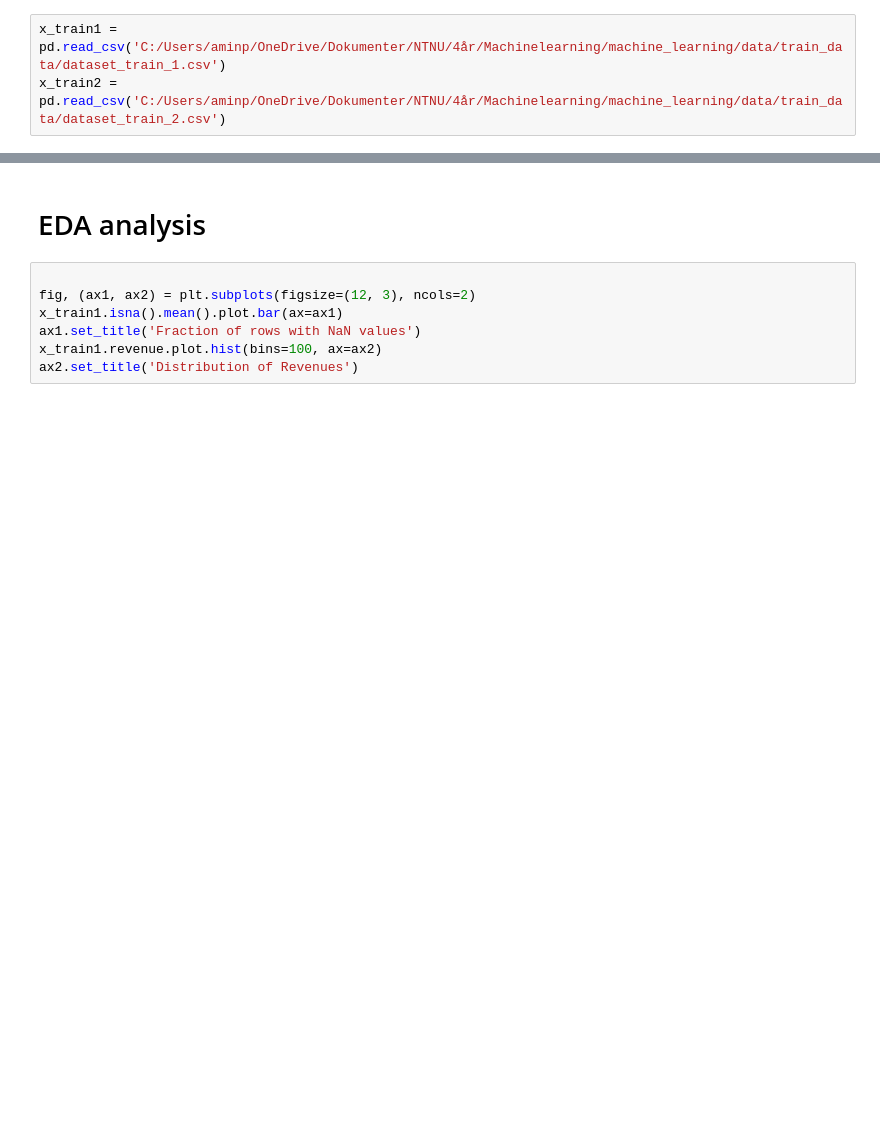
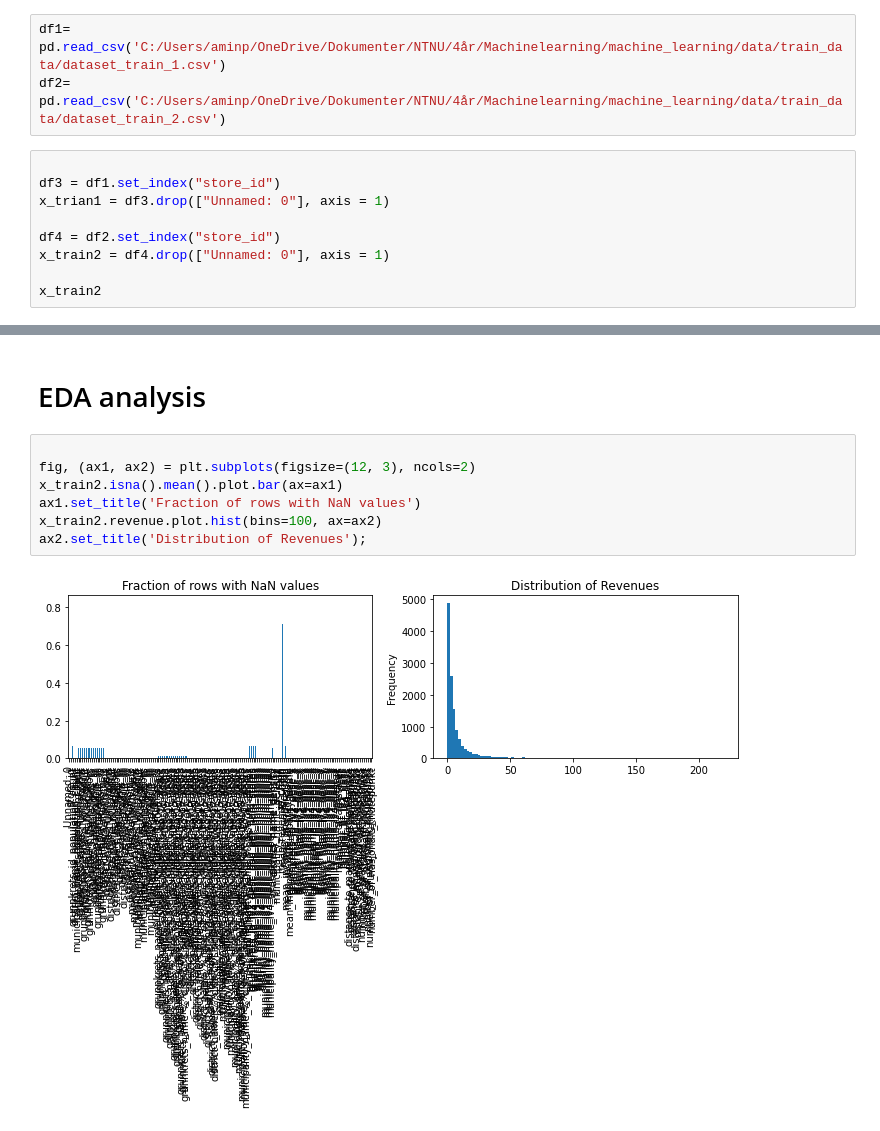
Before and after one commit to SimenQ/machine_learning, a Jupyter notebook: notebooks/Arash/ML_model.ipynb, the cells around one changed output, grey strips where cells are left out. Cells and saved outputs as stored; diff of their text form; blank space fills up the shorter version.

```diff
--- a/notebooks/Arash/ML_model.ipynb
+++ b/notebooks/Arash/ML_model.ipynb
@@ -37,5 +37,14 @@ def rmsle(y_true, y_pred):
     y_pred_log1p = np.log1p(y_pred)  # log(1 + y_pred)
     return np.sqrt(np.mean(np.square(y_pred_log1p - y_true_log1p)))
 # %%
-x_train1 = pd.read_csv('C:/Users/aminp/OneDrive/Dokumenter/NTNU/4år/Machinelearning/machine_learning/data/train_data/dataset_train_1.csv')
-x_train2 = pd.read_csv('C:/Users/aminp/OneDrive/Dokumenter/NTNU/4år/Machinelearning/machine_learning/data/train_data/dataset_train_2.csv')
+df1= pd.read_csv('C:/Users/aminp/OneDrive/Dokumenter/NTNU/4år/Machinelearning/machine_learning/data/train_data/dataset_train_1.csv')
+df2= pd.read_csv('C:/Users/aminp/OneDrive/Dokumenter/NTNU/4år/Machinelearning/machine_learning/data/train_data/dataset_train_2.csv')
+# %%
+
+df3 = df1.set_index("store_id")
+x_trian1 = df3.drop(["Unnamed: 0"], axis = 1)
+
+df4 = df2.set_index("store_id")
+x_train2 = df4.drop(["Unnamed: 0"], axis = 1)
+
+x_train2
@@ -44,7 +68,9 @@ x_train2 = pd.read_csv('C:/Users/aminp/OneDrive/Dokumenter/NTNU/4år/Machinelear
 # %%
 
 fig, (ax1, ax2) = plt.subplots(figsize=(12, 3), ncols=2)
-x_train1.isna().mean().plot.bar(ax=ax1)
+x_train2.isna().mean().plot.bar(ax=ax1)
 ax1.set_title('Fraction of rows with NaN values')
-x_train1.revenue.plot.hist(bins=100, ax=ax2)
-ax2.set_title('Distribution of Revenues')
+x_train2.revenue.plot.hist(bins=100, ax=ax2)
+ax2.set_title('Distribution of Revenues');
+# %% [output]
+[figure, added]
```
Also changed, not shown: parts of 2 cells of this notebook, 1 other file.
